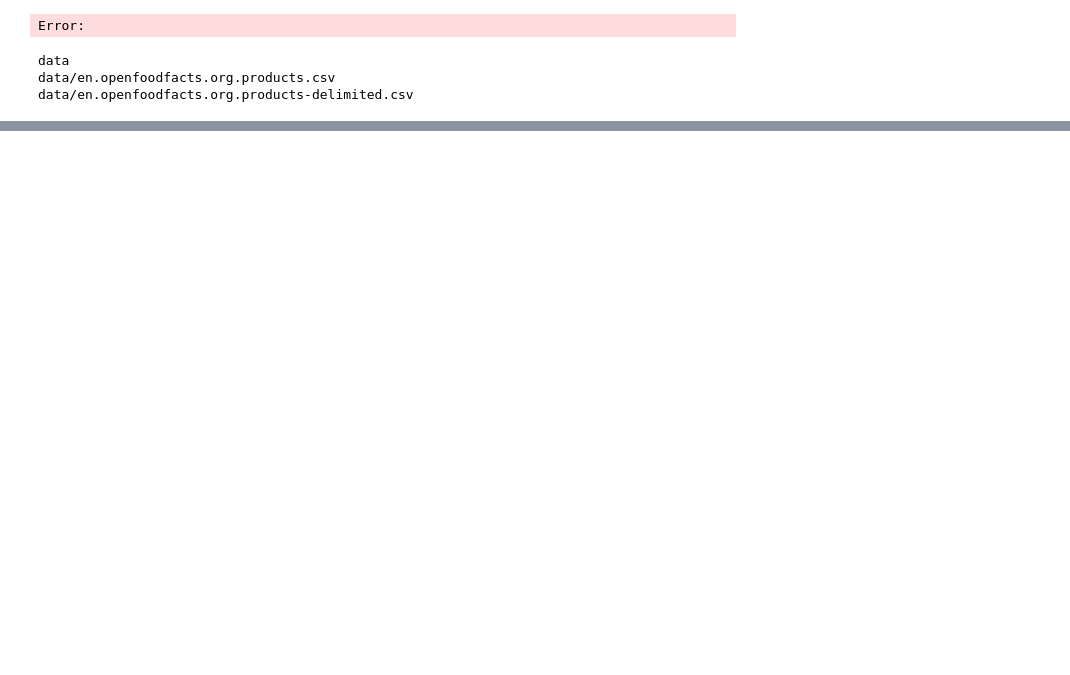
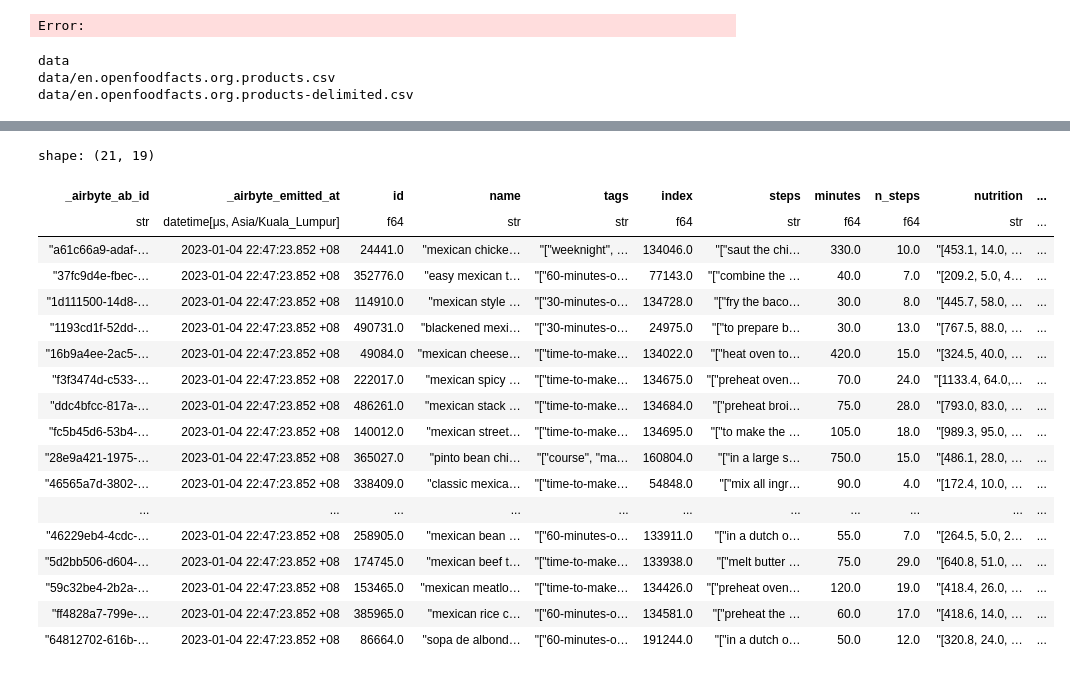
Before and after one commit to doto-solutions/ds, a Jupyter notebook: off-data.ipynb, the cells around one changed output, grey strips where cells are left out. Cells and saved outputs as stored; diff of their text form; code cells hidden in the pictures; blank space fills up the shorter version.

```diff
--- a/off-data.ipynb
+++ b/off-data.ipynb
@@ -81,0 +107,28 @@ SyntaxError: invalid syntax (1085949981.py, line 25)
+# %%
+%%prql
+prql target:sql.duckdb
+
+from `test_recipes`
+filter (name ~= "mexican")
+sort {-n_ingredients}
+take 5..25
+# %% [output]
+shape: (21, 19)
+| _airbyte_ab_id | _airbyte_emitted_at | id | name | tags | index | steps | minutes | n_steps | nutrition | ... |
+| str | datetime[μs, Asia/Kuala_Lumpur] | f64 | str | str | f64 | str | f64 | f64 | str | ... |
+| "a61c66a9-adaf-… | 2023-01-04 22:47:23.852 +08 | 24441.0 | "mexican chicke… | "["weeknight", … | 134046.0 | "["saut the chi… | 330.0 | 10.0 | "[453.1, 14.0, … | ... |
+| "37fc9d4e-fbec-… | 2023-01-04 22:47:23.852 +08 | 352776.0 | "easy mexican t… | "["60-minutes-o… | 77143.0 | "["combine the … | 40.0 | 7.0 | "[209.2, 5.0, 4… | ... |
+| "1d111500-14d8-… | 2023-01-04 22:47:23.852 +08 | 114910.0 | "mexican style … | "["30-minutes-o… | 134728.0 | "["fry the baco… | 30.0 | 8.0 | "[445.7, 58.0, … | ... |
+| "1193cd1f-52dd-… | 2023-01-04 22:47:23.852 +08 | 490731.0 | "blackened mexi… | "["30-minutes-o… | 24975.0 | "["to prepare b… | 30.0 | 13.0 | "[767.5, 88.0, … | ... |
+| "16b9a4ee-2ac5-… | 2023-01-04 22:47:23.852 +08 | 49084.0 | "mexican cheese… | "["time-to-make… | 134022.0 | "["heat oven to… | 420.0 | 15.0 | "[324.5, 40.0, … | ... |
+| "f3f3474d-c533-… | 2023-01-04 22:47:23.852 +08 | 222017.0 | "mexican spicy … | "["time-to-make… | 134675.0 | "["preheat oven… | 70.0 | 24.0 | "[1133.4, 64.0,… | ... |
+| "ddc4bfcc-817a-… | 2023-01-04 22:47:23.852 +08 | 486261.0 | "mexican stack … | "["time-to-make… | 134684.0 | "["preheat broi… | 75.0 | 28.0 | "[793.0, 83.0, … | ... |
+| "fc5b45d6-53b4-… | 2023-01-04 22:47:23.852 +08 | 140012.0 | "mexican street… | "["time-to-make… | 134695.0 | "["to make the … | 105.0 | 18.0 | "[989.3, 95.0, … | ... |
+| "28e9a421-1975-… | 2023-01-04 22:47:23.852 +08 | 365027.0 | "pinto bean chi… | "["course", "ma… | 160804.0 | "["in a large s… | 750.0 | 15.0 | "[486.1, 28.0, … | ... |
+| "46565a7d-3802-… | 2023-01-04 22:47:23.852 +08 | 338409.0 | "classic mexica… | "["time-to-make… | 54848.0 | "["mix all ingr… | 90.0 | 4.0 | "[172.4, 10.0, … | ... |
+| ... | ... | ... | ... | ... | ... | ... | ... | ... | ... | ... |
+| "46229eb4-4cdc-… | 2023-01-04 22:47:23.852 +08 | 258905.0 | "mexican bean … | "["60-minutes-o… | 133911.0 | "["in a dutch o… | 55.0 | 7.0 | "[264.5, 5.0, 2… | ... |
+| "5d2bb506-d604-… | 2023-01-04 22:47:23.852 +08 | 174745.0 | "mexican beef t… | "["time-to-make… | 133938.0 | "["melt butter … | 75.0 | 29.0 | "[640.8, 51.0, … | ... |
+| "59c32be4-2b2a-… | 2023-01-04 22:47:23.852 +08 | 153465.0 | "mexican meatlo… | "["time-to-make… | 134426.0 | "["preheat oven… | 120.0 | 19.0 | "[418.4, 26.0, … | ... |
+| "ff4828a7-799e-… | 2023-01-04 22:47:23.852 +08 | 385965.0 | "mexican rice c… | "["60-minutes-o… | 134581.0 | "["preheat the … | 60.0 | 17.0 | "[418.6, 14.0, … | ... |
+| "64812702-616b-… | 2023-01-04 22:47:23.852 +08 | 86664.0 | "sopa de albond… | "["60-minutes-o… | 191244.0 | "["in a dutch o… | 50.0 | 12.0 | "[320.8, 24.0, … | ... |
```
Also changed, not shown: parts of 2 cells of this notebook.
